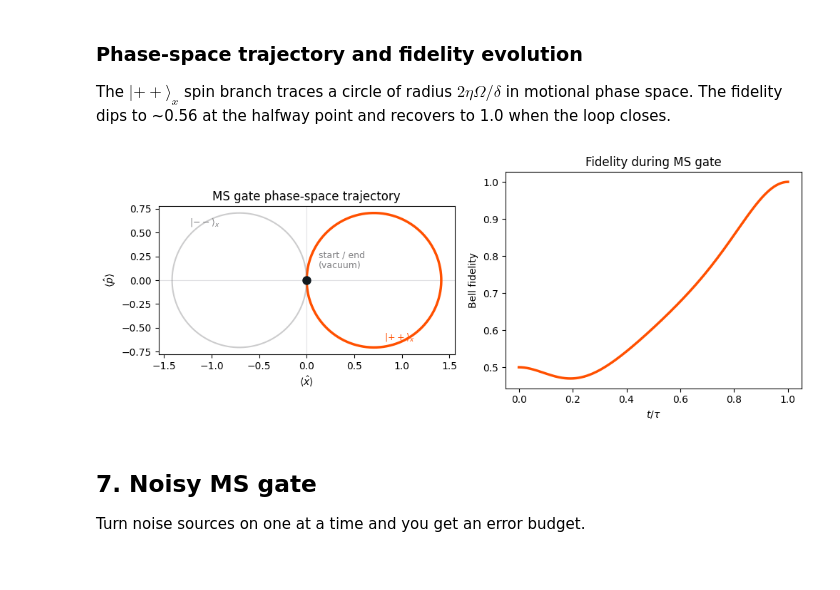
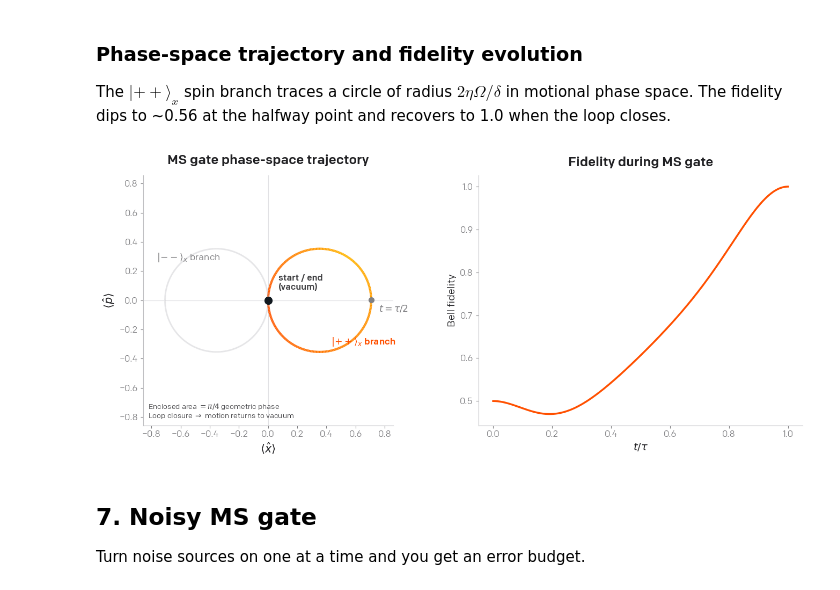
Before and after one commit to splch/tiqs, a Jupyter notebook: docs/presentation/demo.ipynb, the cells around one changed output. Saved outputs shown, nothing was run; the diff lists cells and outputs as text; code cells hidden in the pictures.

```diff
--- a/docs/presentation/demo.ipynb
+++ b/docs/presentation/demo.ipynb
@@ -143,49 +177,95 @@ Bell state fidelity: 1.0000000238
 
 The $|{++}\rangle_x$ spin branch traces a circle of radius $2\eta\Omega/\delta$ in motional phase space. The fidelity dips to ~0.56 at the halfway point and recovers to 1.0 when the loop closes.
 # %%
-# Simulate the |++>_x branch directly as a forced oscillator
-# For the two-ion |++> eigenstate (S_x = +2), the effective force is 2*eta*Omega
+from matplotlib.collections import LineCollection
+from matplotlib.colors import LinearSegmentedColormap
+
+# Simulate the |++>_x branch as a forced oscillator (same approach as Figure 1)
 n_fock_ps = 30
-F = 2 * eta_val * Omega_ms  # force on the |++>_x branch
+F = eta_val * Omega_ms  # coupling per spin eigenvalue
 a_ps = qutip.destroy(n_fock_ps)
 x_op = (a_ps + a_ps.dag()) / np.sqrt(2)
 p_op = 1j * (a_ps.dag() - a_ps) / np.sqrt(2)
 
 H_branch = [[F * a_ps.dag(), f"exp(1j*{delta}*t)"],
             [F * a_ps, f"exp(-1j*{delta}*t)"]]
 res_branch = qutip.sesolve(H_branch, qutip.basis(n_fock_ps, 0), tlist_ms,
                            e_ops=[x_op, p_op], options={"max_step": tau / 200})
 x_vals = np.real(res_branch.expect[0])
 p_vals = np.real(res_branch.expect[1])
 
 # Bell fidelity over time (from the full MS gate simulation)
 fidelities = [bell_state_fidelity(s.ptrace([0, 1])) for s in result_ms.states]
 
-fig, (ax1, ax2) = plt.subplots(1, 2, figsize=(10, 4))
+fig, (ax1, ax2) = plt.subplots(1, 2, figsize=(14, 6))
 
-ax1.plot(x_vals, p_vals, color=IONQ_ORANGE, linewidth=2.5)
-ax1.plot(-x_vals, -p_vals, color=IONQ_GREY, linewidth=1.5, alpha=0.4)
-ax1.plot(0, 0, "o", color=IONQ_DARK, ms=8, zorder=5)
-ax1.annotate("start / end\n(vacuum)", (0, 0), textcoords="offset points",
-             xytext=(12, 12), fontsize=9, color=IONQ_GREY)
-mid = len(x_vals) // 4
-ax1.annotate(r"$|{++}\rangle_x$", (x_vals[mid], p_vals[mid]),
-             textcoords="offset points", xytext=(10, 8), fontsize=9, color=IONQ_ORANGE)
-ax1.annotate(r"$|{--}\rangle_x$", (-x_vals[mid], -p_vals[mid]),
-             textcoords="offset points", xytext=(-50, -12), fontsize=9, color=IONQ_GREY)
-ax1.axhline(0, color="#E0E0E3", linewidth=0.8, zorder=0)
-ax1.axvline(0, color="#E0E0E3", linewidth=0.8, zorder=0)
-ax1.set(xlabel=r"$\langle\hat{x}\rangle$", ylabel=r"$\langle\hat{p}\rangle$",
-        title="MS gate phase-space trajectory")
+# Phase-space trajectory with time-gradient coloring (Figure 1 style)
+t_norm = tlist_ms / tau
+points = np.array([x_vals, p_vals]).T.reshape(-1, 1, 2)
+segments = np.concatenate([points[:-1], points[1:]], axis=1)
+ionq_cmap = LinearSegmentedColormap.from_list(
+    "ionq", [IONQ_ORANGE, IONQ_MEDIUM_ORANGE, IONQ_LIGHT_ORANGE, IONQ_ORANGE])
+lc = LineCollection(segments, cmap=ionq_cmap, norm=plt.Normalize(0, 1), linewidth=3.0)
+lc.set_array(t_norm[:-1])
+ax1.add_collection(lc)
+
+# Ghost the opposite spin branch
+neg_segments = np.concatenate(
+    [np.array([-x_vals, -p_vals]).T.reshape(-1, 1, 2)[:-1],
+     np.array([-x_vals, -p_vals]).T.reshape(-1, 1, 2)[1:]], axis=1)
+lc2 = LineCollection(neg_segments, colors=[(0.75, 0.75, 0.77, 0.4)], linewidth=2.0)
+ax1.add_collection(lc2)
+
+ax1.plot(x_vals[0], p_vals[0], "o", color=IONQ_DARK, markersize=10, zorder=5)
+ax1.annotate("start / end\n(vacuum)", (x_vals[0], p_vals[0]),
+             textcoords="offset points", xytext=(14, 14),
+             fontsize=12, color=IONQ_DARK_GREY, fontweight="medium")
+
+mid = len(x_vals) // 2
+ax1.plot(x_vals[mid], p_vals[mid], "o", color=IONQ_GREY, markersize=7, zorder=5)
+ax1.annotate(r"$t = \tau/2$", (x_vals[mid], p_vals[mid]),
+             textcoords="offset points", xytext=(10, -15),
+             fontsize=12.5, color=IONQ_GREY)
+
+quarter = len(x_vals) // 4
+ax1.annotate(r"$|\!+\!+\rangle_x$ branch", (x_vals[quarter], p_vals[quarter]),
+             textcoords="offset points", xytext=(15, 10),
+             fontsize=12.5, color=IONQ_ORANGE, fontweight="medium")
+ax1.annotate(r"$|\!-\!-\rangle_x$ branch", (-x_vals[quarter], -p_vals[quarter]),
+             textcoords="offset points", xytext=(-80, -15),
+             fontsize=12.5, color=IONQ_GREY)
+
+pad = 0.15
+xmax = max(abs(x_vals.min()), abs(x_vals.max())) + pad
+pmax = max(abs(p_vals.min()), abs(p_vals.max())) + pad
+lim = max(xmax, pmax)
+ax1.set_xlim(-lim, lim)
+ax1.set_ylim(-lim, lim)
 ax1.set_aspect("equal")
+ax1.axhline(0, color=IONQ_LIGHTER_GREY, linewidth=0.8, zorder=0)
+ax1.axvline(0, color=IONQ_LIGHTER_GREY, linewidth=0.8, zorder=0)
+ax1.set_xlabel(r"$\langle \hat{x} \rangle$", fontsize=15)
+ax1.set_ylabel(r"$\langle \hat{p} \rangle$", fontsize=15)
+ax1.set_title("MS gate phase-space trajectory", fontsize=18, fontweight="medium",
+              color=IONQ_BLACK, pad=15)
+ax1.text(0.02, 0.02,
+         r"Enclosed area $= \pi/4$ geometric phase"
+         "\n"
+         r"Loop closure $\Rightarrow$ motion returns to vacuum",
+         transform=ax1.transAxes, fontsize=10, color=IONQ_DARK_GREY,
+         verticalalignment="bottom")
 
+# Fidelity evolution
 ax2.plot(tlist_ms / tau, fidelities, color=IONQ_ORANGE, linewidth=2.5)
-ax2.set(xlabel=r"$t / \tau$", ylabel="Bell fidelity", title="Fidelity during MS gate")
+ax2.set_xlabel(r"$t / \tau$", fontsize=14)
+ax2.set_ylabel("Bell fidelity", fontsize=14)
+ax2.set_title("Fidelity during MS gate", fontsize=18, fontweight="medium",
+              color=IONQ_BLACK, pad=12)
 
 plt.tight_layout()
 plt.show()
 # %% [output]
-[figure, old version]
+[figure, new version]
 # %% [markdown]
 ## 7. Noisy MS gate
 
```
Also changed, not shown: parts of 2 cells of this notebook.
